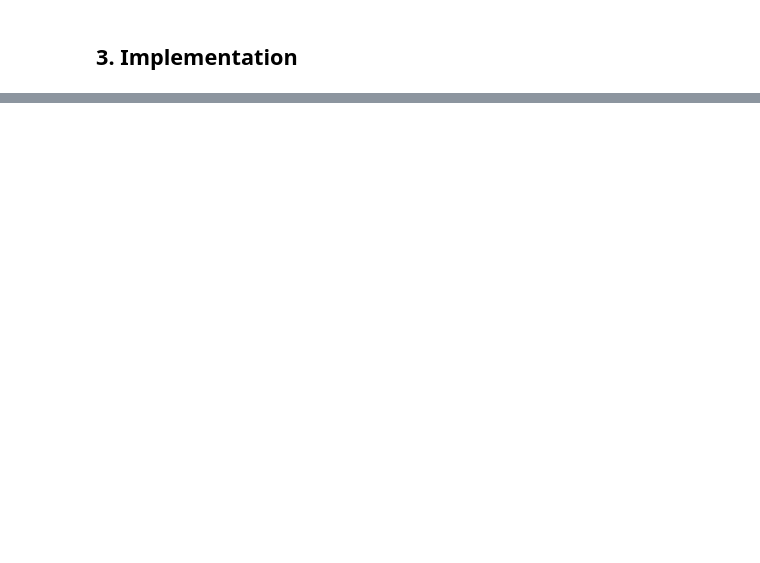
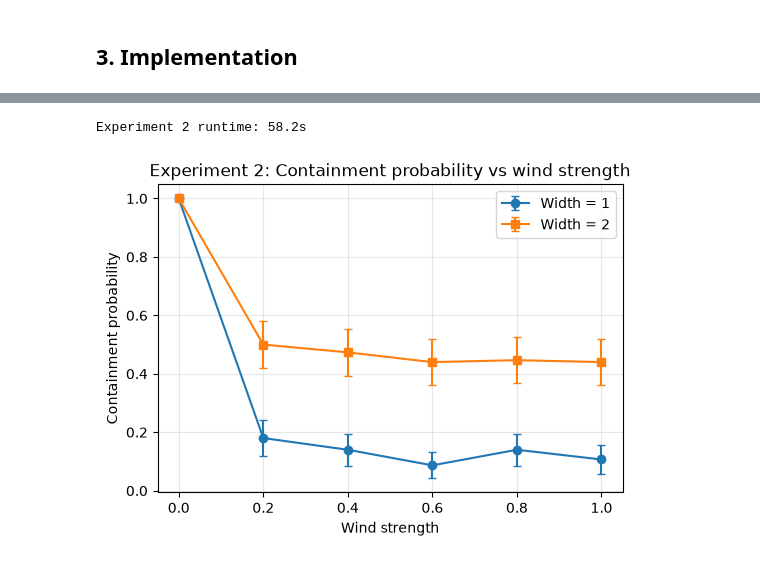
Before and after one commit to ManithMss/wildfire-firebreak-simulator, a Jupyter notebook: notebook/wildfire-firebreak-simulator.ipynb, the cells around one changed output, grey strips where cells are left out. Cells and saved outputs as stored; diff of their text form; code cells hidden in the pictures; blank space fills up the shorter version.

```diff
--- a/notebook/wildfire-firebreak-simulator.ipynb
+++ b/notebook/wildfire-firebreak-simulator.ipynb
@@ -79,0 +342,23 @@ plt.xlabel("N"); plt.ylabel("error"); plt.legend(); plt.title("Convergence check
+# %%
+def experiment_vary_wind(wind_strengths, firebreak_width, wind_dir="East", p_ember=0.05):
+    probs, ses = [], []
+    for s in wind_strengths:
+        p, se = containment_probability(L, firebreak_width, s, wind_dir, n_runs=N_RUNS, p_ember=p_ember)
+        probs.append(p); ses.append(se)
+    return np.array(probs), np.array(ses)
+
+wind_strengths = [0.0, 0.2, 0.4, 0.6, 0.8, 1.0]
+t0 = time.time()
+probs_narrow, ses_narrow = experiment_vary_wind(wind_strengths, firebreak_width=1)
+probs_wide, ses_wide = experiment_vary_wind(wind_strengths, firebreak_width=2)
+print(f"Experiment 2 runtime: {time.time()-t0:.1f}s")
+
+plt.figure(figsize=(6,4))
+plt.errorbar(wind_strengths, probs_narrow, yerr=1.96*ses_narrow, marker="o", capsize=3, label="Width = 1")
+plt.errorbar(wind_strengths, probs_wide, yerr=1.96*ses_wide, marker="s", capsize=3, label="Width = 2")
+plt.xlabel("Wind strength"); plt.ylabel("Containment probability")
+plt.title("Experiment 2: Containment probability vs wind strength")
+plt.legend(); plt.grid(alpha=0.3); plt.show()
+# %% [output]
+Experiment 2 runtime: 58.2s
+[figure, added]
```
Also changed, not shown: parts of 31 cells of this notebook.
